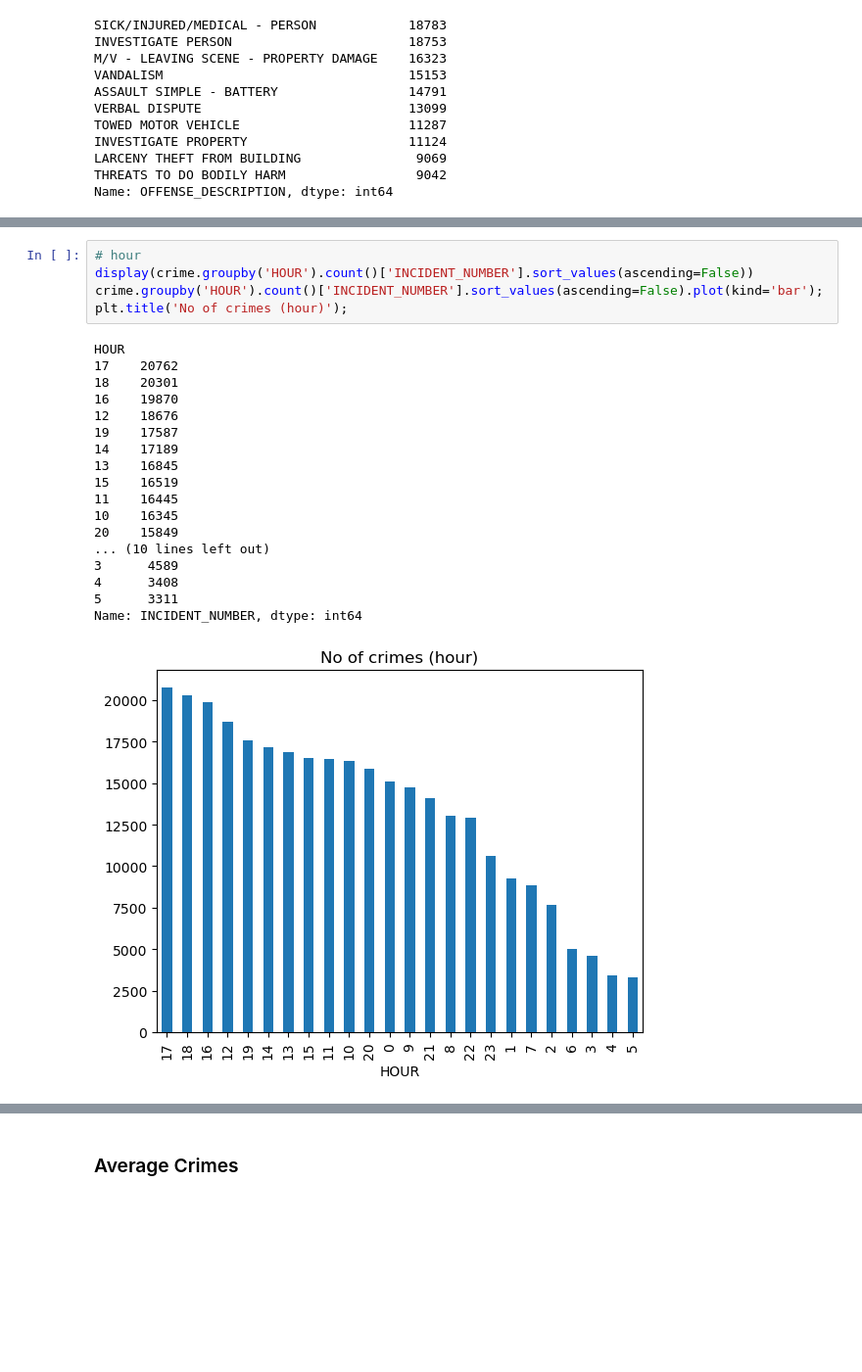
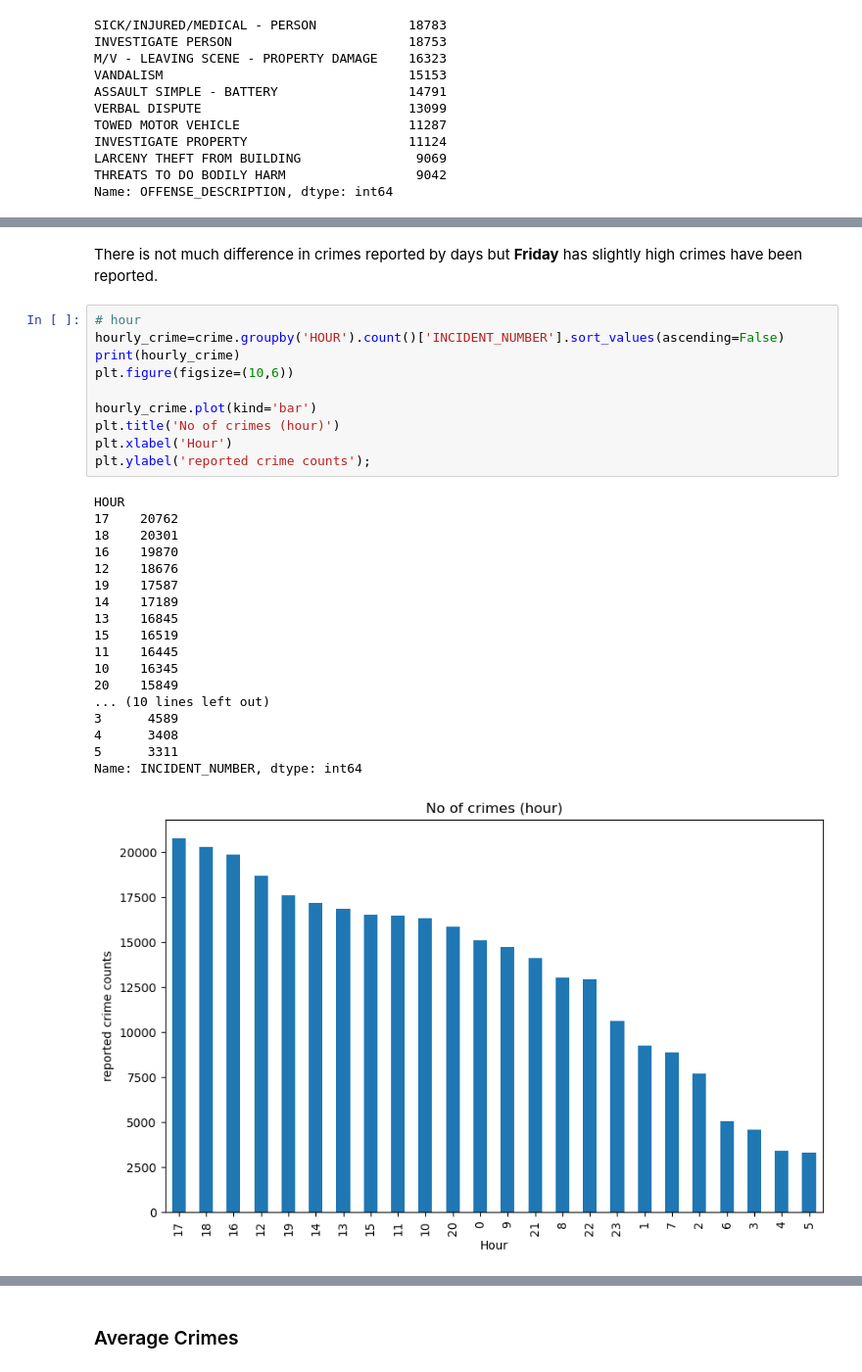
Before and after one commit to SamuelVincent67/Crime_Data, a Jupyter notebook: Crime Project.ipynb, the cells around one changed output, grey strips where cells are left out. Shown at 98% size. Drawn from its saved outputs; the diff is of its cells as text; blank space fills up the shorter version.

```diff
--- a/Crime Project.ipynb
+++ b/Crime Project.ipynb
@@ -404,24 +456,31 @@ Name: INCIDENT_NUMBER, dtype: int64
+# %% [markdown]
+There is not much difference in crimes reported by days but **Friday** has slightly high crimes have been reported.
 # %%
 # hour
-display(crime.groupby('HOUR').count()['INCIDENT_NUMBER'].sort_values(ascending=False))
-crime.groupby('HOUR').count()['INCIDENT_NUMBER'].sort_values(ascending=False).plot(kind='bar');
-plt.title('No of crimes (hour)');
+hourly_crime=crime.groupby('HOUR').count()['INCIDENT_NUMBER'].sort_values(ascending=False)
+print(hourly_crime)
+plt.figure(figsize=(10,6))
+
+hourly_crime.plot(kind='bar')
+plt.title('No of crimes (hour)')
+plt.xlabel('Hour')
+plt.ylabel('reported crime counts');
 # %% [output]
 HOUR
 17    20762
 18    20301
 16    19870
 12    18676
 19    17587
 14    17189
 13    16845
 15    16519
 11    16445
 10    16345
 20    15849
 ... (10 lines left out)
 3      4589
 4      3408
 5      3311
 Name: INCIDENT_NUMBER, dtype: int64
-[figure, old version]
+[figure, new version]
```
Also changed, not shown: parts of 24 cells of this notebook.
